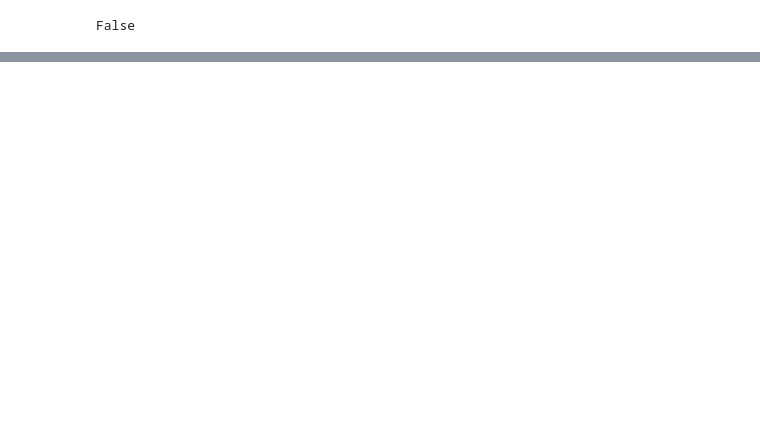
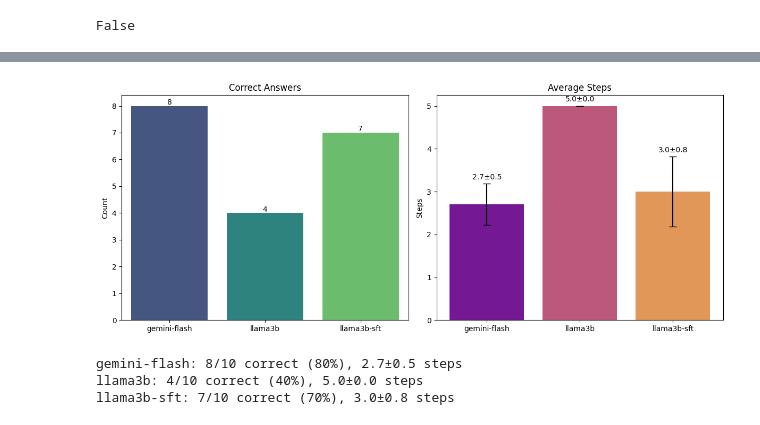
Before and after one commit to roshankern/dspy-lora-agent, a Jupyter notebook: 2.compare_accuracy/eval_llms.ipynb, the cells around one changed output, grey strips where cells are left out. Cells and saved outputs as stored; diff of their text form; code cells hidden in the pictures; blank space fills up the shorter version.

Commit message:
add eval stats

```diff
--- a/2.compare_accuracy/eval_llms.ipynb
+++ b/2.compare_accuracy/eval_llms.ipynb
@@ -5,15 +14,7 @@ load_dotenv(".env")
 # %% [output]
 False
 # %%
-import dspy
-
-from dspy.datasets import HotPotQA
-from dspy.evaluate import answer_exact_match
-from hotpotqa_agent import hotpotqa_agent
-
-ds = HotPotQA(
-    train_size=0, test_size=0, dev_size=10, eval_seed=2025
-)  # deterministic 10
+ds = HotPotQA(train_size=0, test_size=0, dev_size=100, eval_seed=2025)
 # %% [output]
 `trust_remote_code` is not supported anymore.
 Please check that the Hugging Face dataset 'hotpot_qa' isn't based on a loading script and remove `trust_remote_code`.
@@ -136,0 +77,51 @@ Who is credited for The Internship role that corresponds to  | Shawn Levy
+# %%
+model_names = list(lm_configs.keys())
+
+# Calculate metrics
+accuracy_data = [eval_df[f"{model}__correct"].sum() for model in model_names]
+steps_stats = [
+    (eval_df[f"{model}__trace_steps"].mean(), eval_df[f"{model}__trace_steps"].std())
+    for model in model_names
+]
+
+# Create plots
+fig, (ax1, ax2) = plt.subplots(1, 2, figsize=(12, 5))
+
+# Accuracy plot
+sns.barplot(x=model_names, y=accuracy_data, ax=ax1, palette="viridis")
+ax1.set_title("Correct Answers")
+ax1.set_ylabel("Count")
+for i, v in enumerate(accuracy_data):
+    ax1.text(i, v + 0.05, str(v), ha="center")
+
+# Steps plot with error bars
+steps_mean, steps_std = zip(*steps_stats)
+sns.barplot(x=model_names, y=steps_mean, ax=ax2, palette="plasma")
+ax2.errorbar(
+    range(len(model_names)),
+    steps_mean,
+    yerr=steps_std,
+    fmt="none",
+    color="black",
+    capsize=5,
+)
+ax2.set_title("Average Steps")
+ax2.set_ylabel("Steps")
+for i, (m, s) in enumerate(steps_stats):
+    ax2.text(i, m + s + 0.1, f"{m:.1f}±{s:.1f}", ha="center")
+
+plt.tight_layout()
+plt.show()
+
+# Summary
+for i, model in enumerate(model_names):
+    acc = accuracy_data[i]
+    m, s = steps_stats[i]
+    print(
+        f"{model}: {acc}/{NUM_EXAMPLES} correct ({acc / NUM_EXAMPLES * 100:.0f}%), {m:.1f}±{s:.1f} steps"
+    )
+# %% [output]
+[figure, added]
+gemini-flash: 8/10 correct (80%), 2.7±0.5 steps
+llama3b: 4/10 correct (40%), 5.0±0.0 steps
+llama3b-sft: 7/10 correct (70%), 3.0±0.8 steps
```
Also changed, not shown: parts of 4 cells of this notebook, 2 other files.
